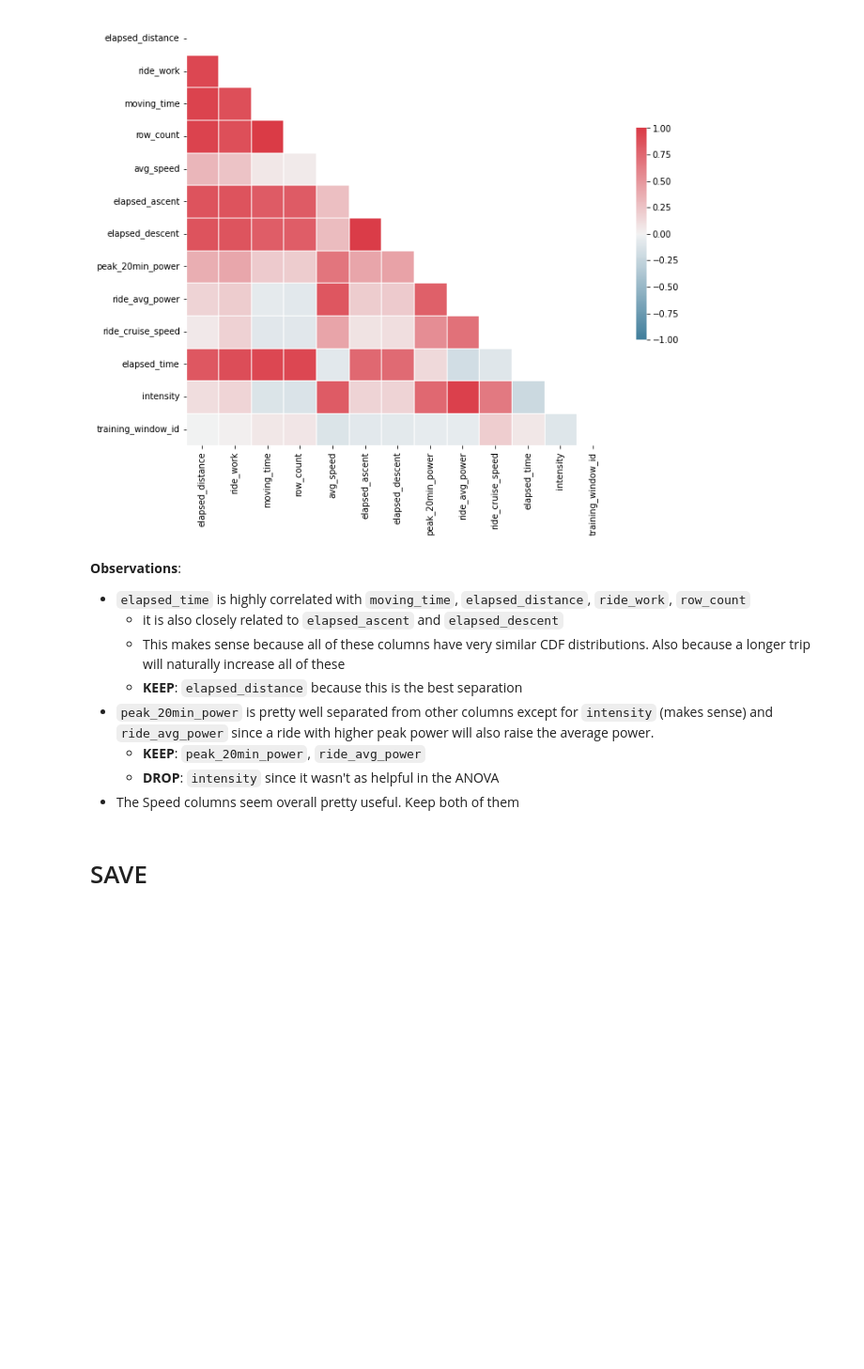
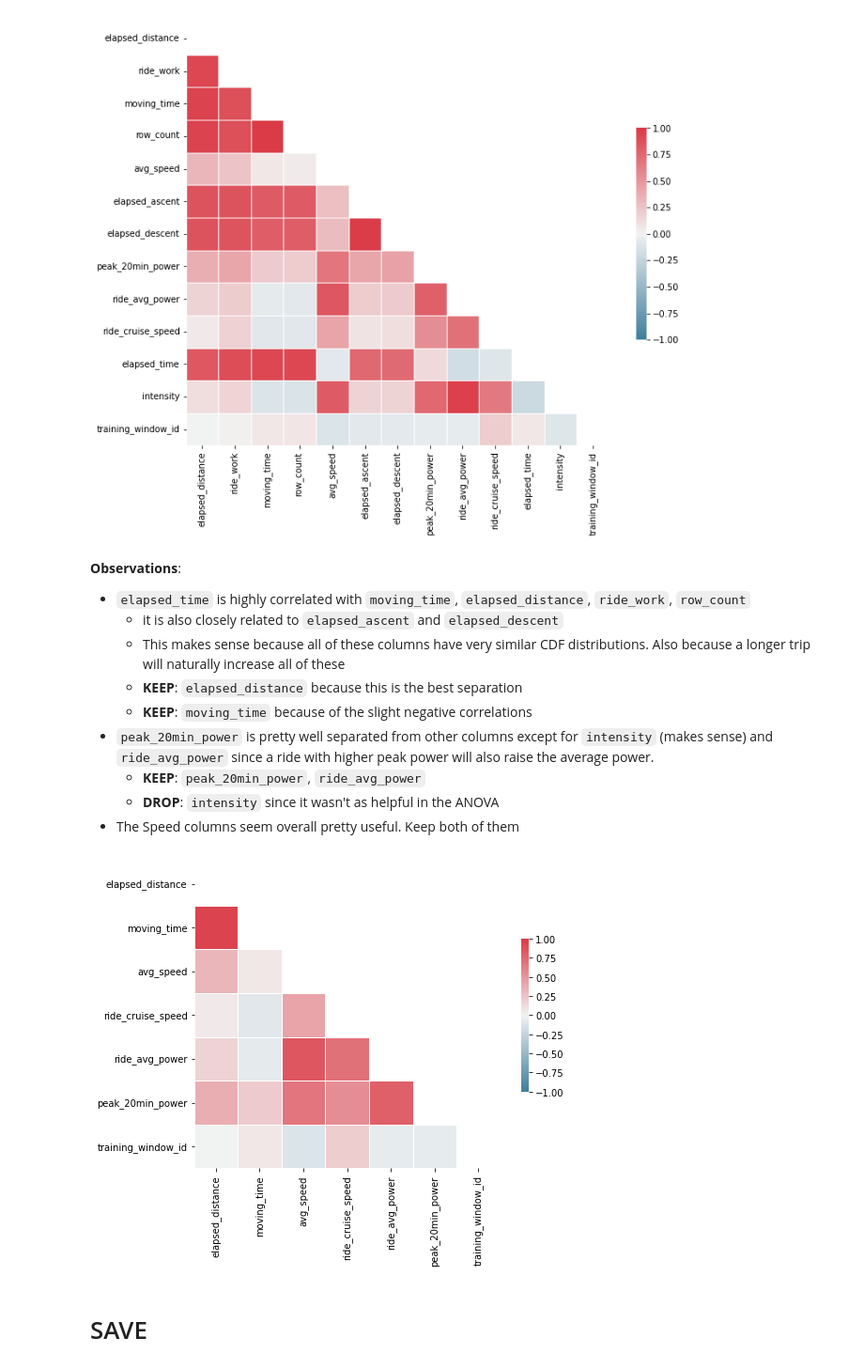
Before and after one commit to ericbauer55/strava-fitness, a Jupyter notebook: src/notebooks/modeling/4. Feature Selection.ipynb, the cells around one changed output. Shown at 94% size. Cells and saved outputs as stored; diff of their text form; code cells hidden in the pictures; blank space fills up the shorter version.

Commit message:
finished the feature selection and saved back to training data

```diff
--- a/src/notebooks/modeling/4. Feature Selection.ipynb
+++ b/src/notebooks/modeling/4. Feature Selection.ipynb
@@ -312,7 +312,28 @@ _ = sns.heatmap(df_corr, mask=mask, cmap=cmap, vmax=1, vmin=-1, center=0,
     - it is also closely related to `elapsed_ascent` and `elapsed_descent`
     - This makes sense because all of these columns have very similar CDF distributions. Also because a longer trip will naturally increase all of these
     - **KEEP**: `elapsed_distance` because this is the best separation
+    - **KEEP**: `moving_time` because of the slight negative correlations
 - `peak_20min_power` is pretty well separated from other columns except for `intensity` (makes sense) and `ride_avg_power` since a ride with higher peak power will also raise the average power.
     - **KEEP**: `peak_20min_power`, `ride_avg_power`
     - **DROP**: `intensity` since it wasn't as helpful in the ANOVA
 - The Speed columns seem overall pretty useful. Keep both of them
+# %%
+cols_to_keep = ['simple_exertion','elapsed_distance','moving_time','avg_speed','ride_cruise_speed','ride_avg_power',
+                'peak_20min_power', 'training_window_id']
+# %%
+df_corr = df[cols_to_keep].corr()
+# %%
+# Generate a mask for the upper triangle
+mask = np.triu(np.ones_like(df_corr, dtype=bool))
+
+# Set up the matplotlib figure
+f, ax = plt.subplots(figsize=(8, 6))
+
+# Generate a custom diverging colormap
+cmap = sns.diverging_palette(230, 10, as_cmap=True)
+
+# Draw the heatmap with the mask and correct aspect ratio
+_ = sns.heatmap(df_corr, mask=mask, cmap=cmap, vmax=1, vmin=-1, center=0,
+            square=True, linewidths=.5, cbar_kws={"shrink": .5})
+# %% [output]
+[figure, added]
```
Also changed, not shown: parts of 2 cells of this notebook, 1 other file.
